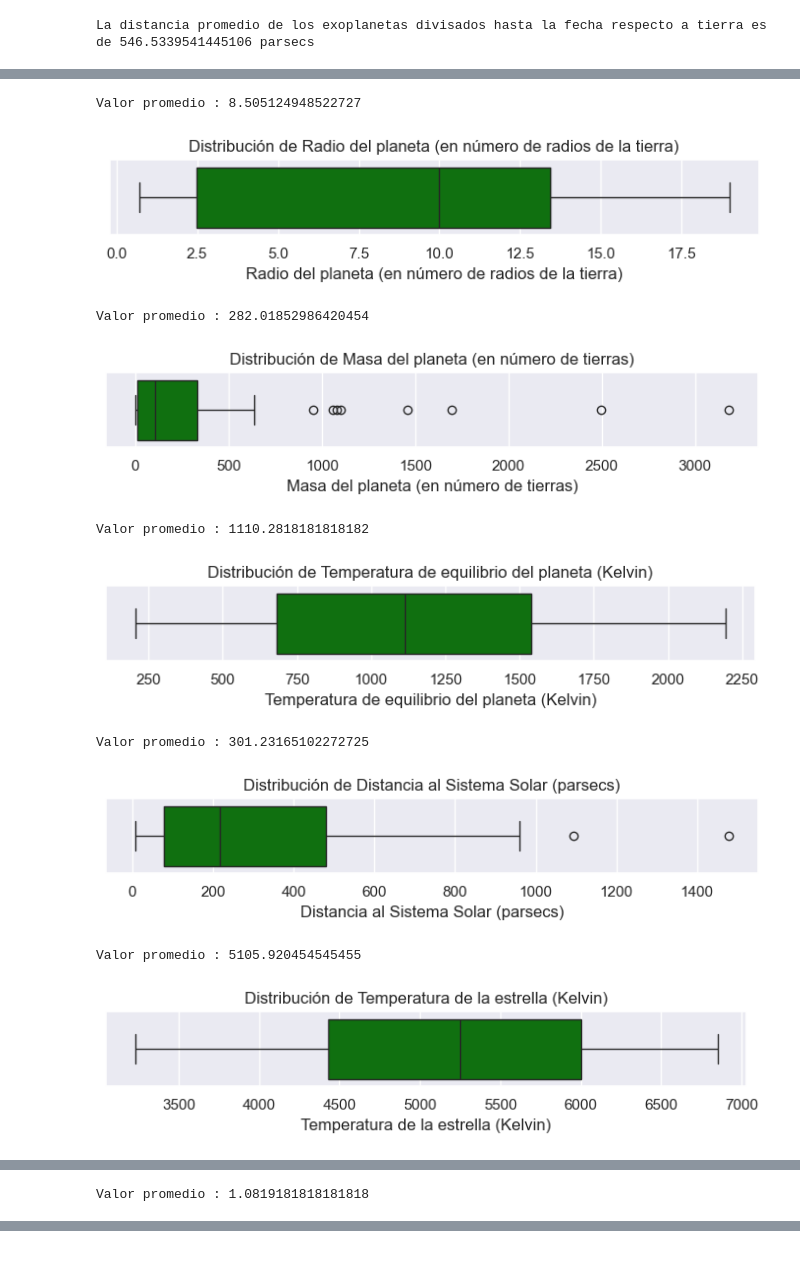
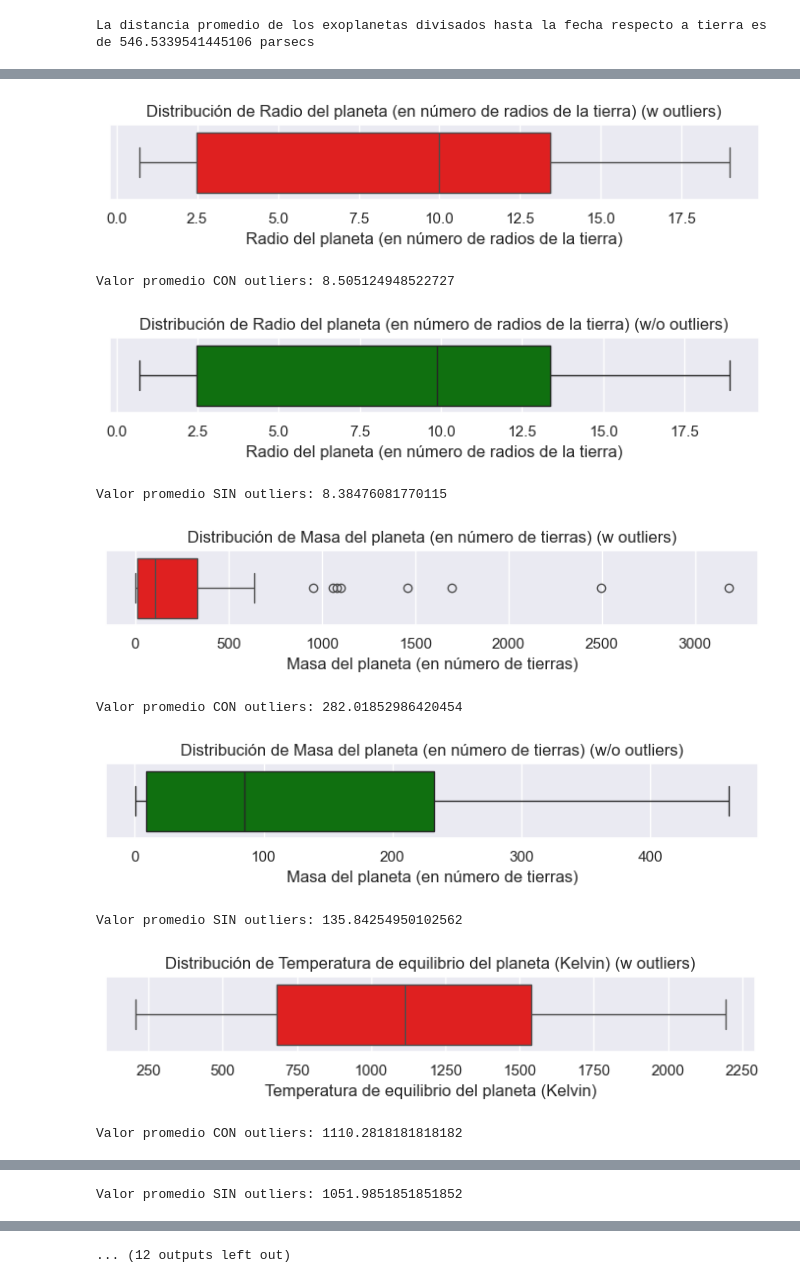
Before and after one commit to raylovesmusic/IMT2200-Proyecto-Grupal-A.R.D.E, a Jupyter notebook: notebooks/entrega_rubrica.ipynb, the cells around one changed output, grey strips where cells are left out. Drawn from its saved outputs; the diff is of its cells as text; code cells hidden in the pictures.

```diff
--- a/notebooks/entrega_rubrica.ipynb
+++ b/notebooks/entrega_rubrica.ipynb
@@ -502,36 +520,54 @@ Una de las incógnitasmás importantes de este proyecto es poder conocer qué pr
 # %%
 dict = {
     'pl_rade':  'Radio del planeta (en número de radios de la tierra)',
     'pl_masse':'Masa del planeta (en número de tierras)',
     'pl_eqt':   'Temperatura de equilibrio del planeta (Kelvin)',
     'sy_dist':  'Distancia al Sistema Solar (parsecs)',
     'st_teff':  'Temperatura de la estrella (Kelvin)',
     'st_rad':   'Radio de la estrella (en número de radios del sol)',
 }
 
 #Preservamos la copia más actualizada con la información de cada exoplaneta
 d_base = df_exoplanets.sort_values(by = 'rowupdate', ascending=True).drop_duplicates(subset=[pl_name], keep = 'last').dropna()
 
 for col, label in dict.items():
     serie = d_base[col]
-    print(f'Valor promedio : {serie.mean()}')
 
     plt.figure(figsize=(7, 1.8))
-    sns.boxplot(x=serie, color= "green")
+    sns.boxplot(x=serie, color= "red")
 
     plt.xlabel(label)
     plt.ylabel('')
-    plt.title(f"Distribución de {label}")
+    plt.title(f"Distribución de {label} (w outliers)")
     plt.tight_layout()
     plt.show()
+    print(f'Valor promedio CON outliers: {serie.mean()}')
+
+    #Vamos a eliminar los outliers manualmente:
+    q1 = serie.quantile(0.25)
+    q3 = serie.quantile(0.75)
+    rango_intercuartil = q3 - q1
+    lim_sup = q1 + (1.5 * rango_intercuartil)
+    lim_inf = q3 - (1.5 * rango_intercuartil)
+
+    no_outliers = serie[(serie >= lim_inf) & (serie <= lim_sup)]
+    plt.figure(figsize=(7, 1.8))
+    sns.boxplot(x=no_outliers, color= "green")
+
+    plt.xlabel(label)
+    plt.ylabel('')
+    plt.title(f"Distribución de {label} (w/o outliers)")
+    plt.tight_layout()
+    plt.show()
+    print(f'Valor promedio SIN outliers: {no_outliers.mean()}')
 # %% [output]
+[figure, new version]
-Valor promedio : 8.505124948522727
+Valor promedio CON outliers: 8.505124948522727
-[figure, old version]
+[figure, new version]
-Valor promedio : 282.01852986420454
+Valor promedio SIN outliers: 8.38476081770115
-[figure, old version]
+[figure, new version]
-Valor promedio : 1110.2818181818182
+Valor promedio CON outliers: 282.01852986420454
-[figure, old version]
+[figure, new version]
-Valor promedio : 301.23165102272725
+Valor promedio SIN outliers: 135.84254950102562
-[figure, old version]
+[figure, new version]
-Valor promedio : 5105.920454545455
+Valor promedio CON outliers: 1110.2818181818182
-[figure, old version]
@@ -538 +575 @@ Valor promedio : 5105.920454545455
-Valor promedio : 1.0819181818181818
+Valor promedio SIN outliers: 1051.9851851851852
@@ -539,0 +576 @@ Valor promedio : 1.0819181818181818
+... (12 outputs left out)
```
Also changed, not shown: parts of 17 cells of this notebook.
